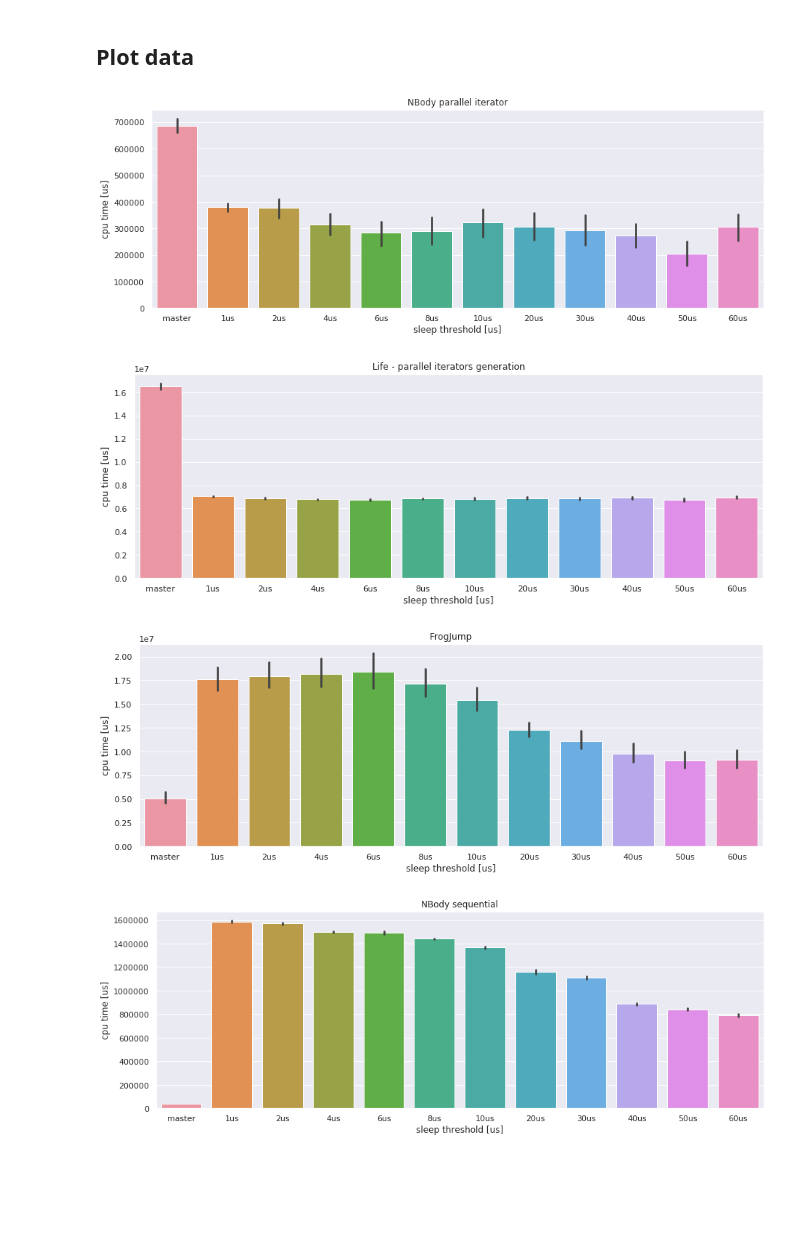
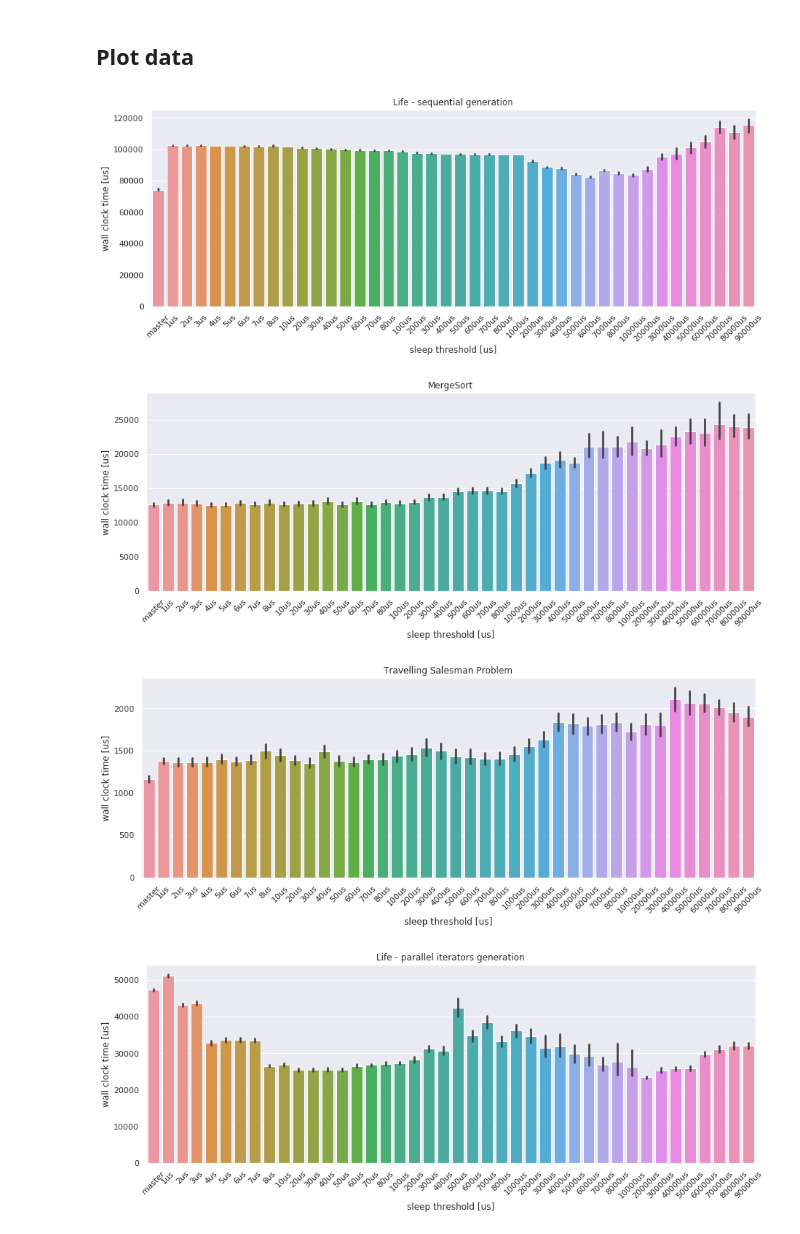
Before and after one commit to jeandiegof/bench-analysis, a Jupyter notebook: benches/benches.ipynb, the cells around one changed output. Drawn from its saved outputs; the diff is of its cells as text; code cells hidden in the pictures; blank space fills up the shorter version.

```diff
--- a/benches/benches.ipynb
+++ b/benches/benches.ipynb
@@ -35,6 +35,10 @@ df.sample(10)
 q_low = df["cpu_time_us"].quantile(0.01)
 q_hi  = df["cpu_time_us"].quantile(0.99)
 df = df[(df["cpu_time_us"] < q_hi) & (df["cpu_time_us"] > q_low)]
+
+q_low = df["wall_clock_time_us"].quantile(0.01)
+q_hi  = df["wall_clock_time_us"].quantile(0.99)
+df = df[(df["wall_clock_time_us"] < q_hi) & (df["wall_clock_time_us"] > q_low)]
 
 q_low = df["package_energy"].quantile(0.01)
 q_hi  = df["package_energy"].quantile(0.99)
@@ -50,6 +54,7 @@ def extract_means(input_df):
     means = {'name': [],
              'branch': [],
              'cpu_time_us': [],
+             'wall_clock_time_us': [],
              'core_energy': [],
              'package_energy': []}
 
@@ -58,6 +63,7 @@ def extract_means(input_df):
         means['name'].append(algorithm)
         means['branch'].append(algorithm_df['branch'].values[0])
         means['cpu_time_us'].append(algorithm_df['cpu_time_us'].mean())
+        means['wall_clock_time_us'].append(algorithm_df['wall_clock_time_us'].mean())
         means['core_energy'].append(algorithm_df['core_energy'].mean())
         means['package_energy'].append(algorithm_df['package_energy'].mean())
 
@@ -68,12 +74,14 @@ master_dict = extract_means(df_master)
 new_algorithm_dict = extract_means(df_new)
 means = {'name': [],
          'cpu_time_ratio': [],
+         'wall_clock_time_ratio': [],
          'core_energy_ratio': [],
          'package_energy_ratio': []}
 
 for index, algorithm in enumerate(master_dict['name']):
     means['name'].append(algorithm)
     means['cpu_time_ratio'].append(master_dict['cpu_time_us'][index] / new_algorithm_dict['cpu_time_us'][index])
+    means['wall_clock_time_ratio'].append(master_dict['wall_clock_time_us'][index] / new_algorithm_dict['wall_clock_time_us'][index])
     means['core_energy_ratio'].append(master_dict['core_energy'][index] / new_algorithm_dict['core_energy'][index])
     means['package_energy_ratio'].append(master_dict['package_energy'][index] / new_algorithm_dict['package_energy'][index])
 
@@ -141,18 +160,18 @@ for algorithm in set(df['name']):
 
     our_algorithm_df = ours[ours['name'] == algorithm]
     their_algorithm_df = theirs[theirs['name'] == algorithm]
-    max_cpu_time = max(our_algorithm_df['cpu_time_us'].max(), their_algorithm_df['cpu_time_us'].max())
-    min_cpu_time = min(our_algorithm_df['cpu_time_us'].min(), their_algorithm_df['cpu_time_us'].min())
+    max_cpu_time = max(our_algorithm_df['wall_clock_time_us'].max(), their_algorithm_df['wall_clock_time_us'].max())
+    min_cpu_time = min(our_algorithm_df['wall_clock_time_us'].min(), their_algorithm_df['wall_clock_time_us'].min())
     histogram_range = (min_cpu_time, max_cpu_time)
 
-    our_hist = our_algorithm_df.hist(bins=10, column='cpu_time_us', ax=ax1, range=histogram_range)
+    our_hist = our_algorithm_df.hist(bins=10, column='wall_clock_time_us', ax=ax1, range=histogram_range)
     ax1.set_title(algorithm + ' [ours]')
     ax1.set_ylabel('number of experiments')
     ax1.set_xlabel('duration [us]')
     ax1.tick_params('x', labelrotation=45)
 
 
-    their_hist = their_algorithm_df.hist(bins=10, column='cpu_time_us', ax=ax2, range=histogram_range)
+    their_hist = their_algorithm_df.hist(bins=10, column='wall_clock_time_us', ax=ax2, range=histogram_range)
     ax2.set_title(algorithm + ' [theirs]')
     ax2.set_ylabel('number of experiments')
     ax2.set_xlabel('duration [us]')
@@ -173,11 +191,17 @@ for algorithm in set(df['name']):
 # %% [markdown]
 ## Read data
 # %%
-master_df = pd.read_csv('15-06-2022/master.csv')
+master_df = pd.read_csv('17-06-2022/master.csv')
 master_df['branch'] = 'master'
 
-for i in [1, 2, 4, 6, 8, 10, 20, 30, 40, 50, 60]:
-    filename = '15-06-2022/new-algorithm-' + str(i) + '-us.csv'
+durations = list(range(1, 9, 1)) \
+            + list(range(10, 90, 10)) \
+            + list(range(100, 900, 100)) \
+            + list(range(1000, 9000, 1000)) \
+            + list(range(10000, 100000, 10000))
+
+for i in durations:
+    filename = '17-06-2022/new-algorithm-' + str(i) + '-us.csv'
     our_df = pd.read_csv(filename)
     our_df['branch'] = str(i) + 'us'
     master_df = pd.concat([master_df, our_df], ignore_index = True)
@@ -186,14 +210,15 @@ for i in [1, 2, 4, 6, 8, 10, 20, 30, 40, 50, 60]:
 # %%
 for algorithm in set(master_df['name']):
     df_to_plot = master_df[master_df['name'] == algorithm]
 
     fig, ax = plt.subplots(figsize=(15, 5))
-    sns.barplot(x='branch', y='cpu_time_us', data=df_to_plot, ax=ax);
+    sns.barplot(x='branch', y='wall_clock_time_us', data=df_to_plot, ax=ax);
     ax.set_title(algorithm)
     ax.set_xlabel('sleep threshold [us]')
-    ax.set_ylabel('cpu time [us]')
+    ax.set_ylabel('wall clock time [us]')
+    ax.tick_params('x', labelrotation=45)
 # %% [output]
-[figure, old version]
+[figure, new version]
-[figure, old version]
+[figure, new version]
-[figure, old version]
+[figure, new version]
-[figure, old version]
+[figure, new version]
```
Also changed, not shown: parts of 8 cells of this notebook, 1 other file.
